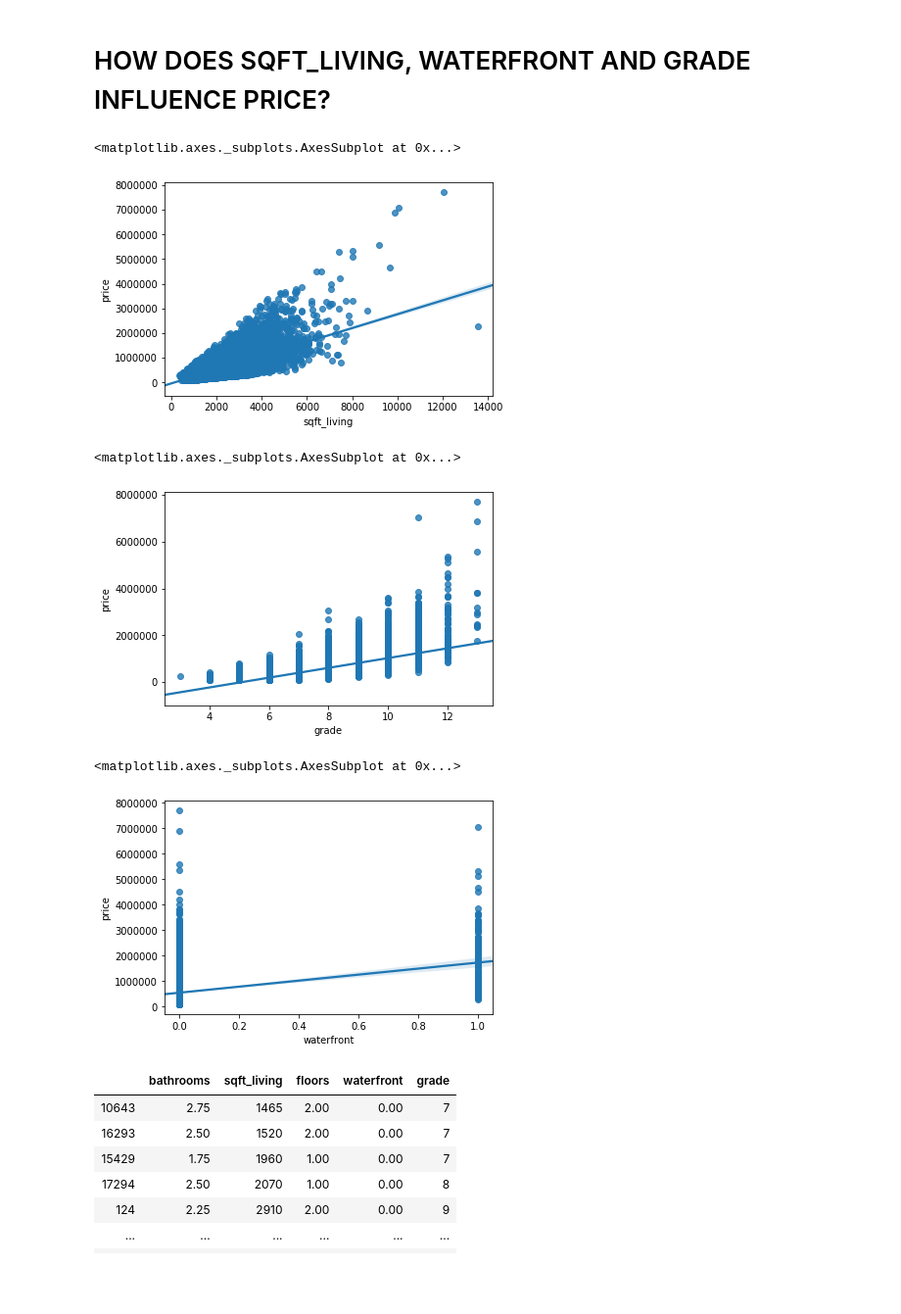
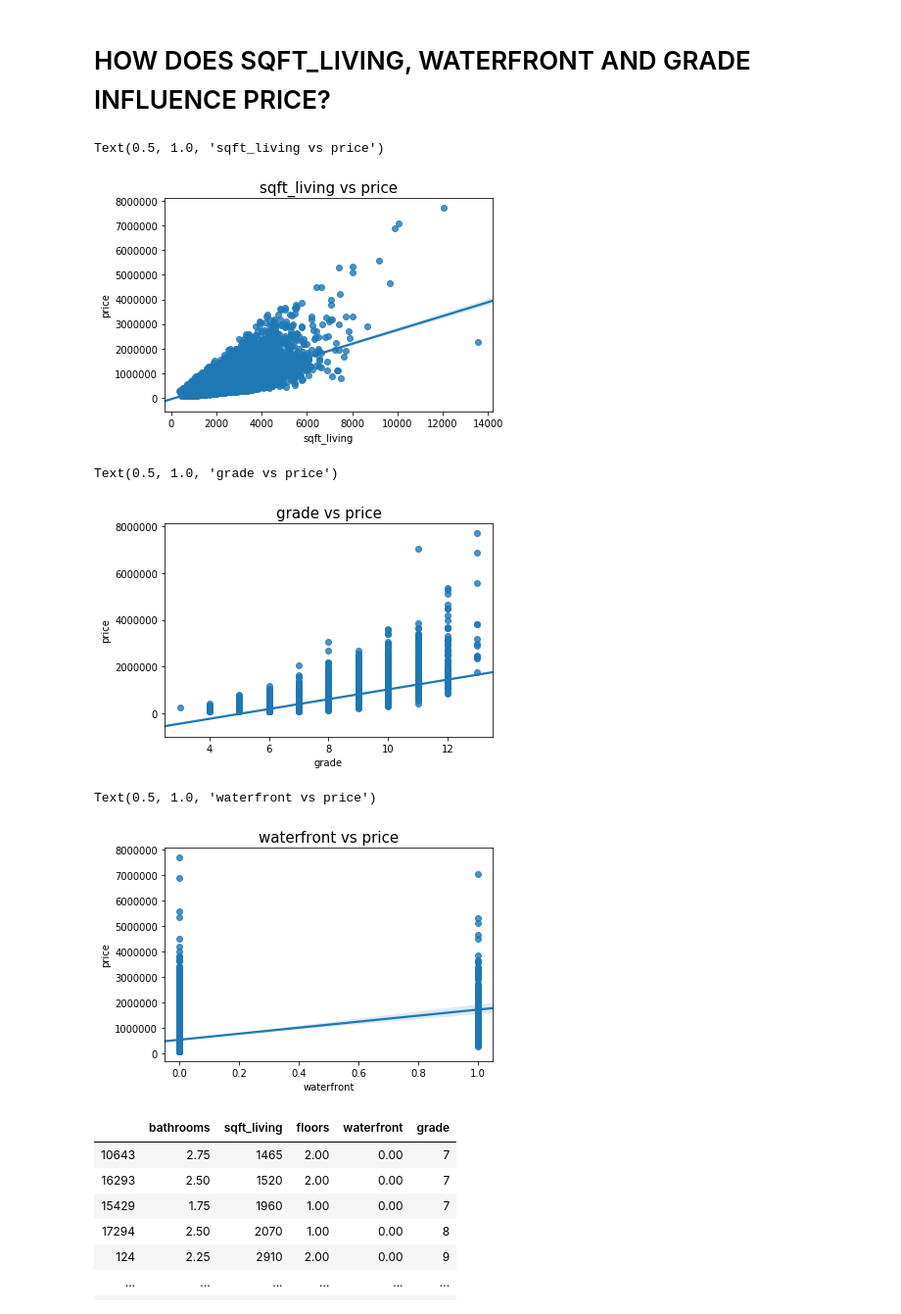
Before and after one commit to IsabelJoseph101/housing_price_predictor, a Jupyter notebook: kc_nb.ipynb, the cells around one changed output. Shown: that part at 98% size. Saved outputs shown, nothing was run; the diff lists cells and outputs as text; code cells hidden in the pictures; blank space fills up the shorter version.

```diff
--- a/kc_nb.ipynb
+++ b/kc_nb.ipynb
@@ -769,19 +832,22 @@ We can see from this heatmap that there is collinearity between sqft_living and
 # HOW DOES SQFT_LIVING, WATERFRONT AND GRADE INFLUENCE PRICE?
 # %%
 sns.regplot(df['sqft_living'], df['price'])
+plt.title("sqft_living vs price", fontsize =15)
 # %% [output]
-<matplotlib.axes._subplots.AxesSubplot at 0x...>
+Text(0.5, 1.0, 'sqft_living vs price')
-[figure, old version]
+[figure, new version]
 # %%
 sns.regplot(df['grade'], df['price'])
+plt.title("grade vs price", fontsize =15)
 # %% [output]
-<matplotlib.axes._subplots.AxesSubplot at 0x...>
+Text(0.5, 1.0, 'grade vs price')
-[figure, old version]
+[figure, new version]
 # %%
 sns.regplot(df['waterfront'], df['price'])
+plt.title("waterfront vs price", fontsize =15)
 # %% [output]
-<matplotlib.axes._subplots.AxesSubplot at 0x...>
+Text(0.5, 1.0, 'waterfront vs price')
-[figure, old version]
+[figure, new version]
 # %%
 X_train
 # %% [output]
```
Also changed, not shown: parts of 12 cells of this notebook.
